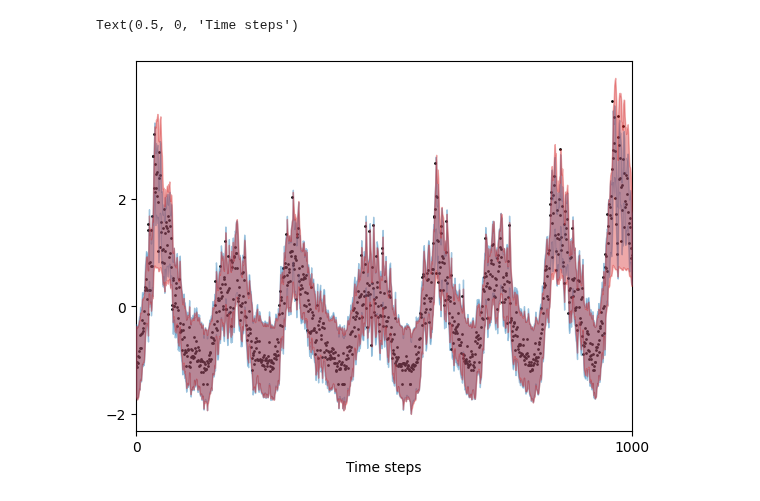
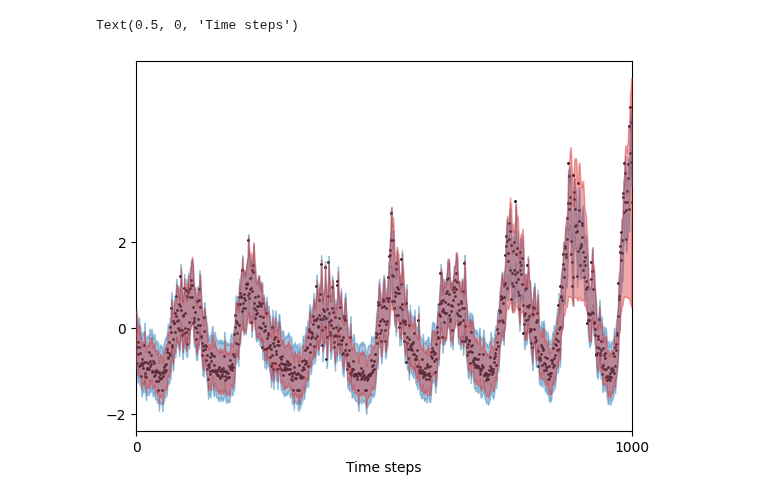
Before and after one commit to christiando/gaussian-toolbox, a Jupyter notebook: notebooks/heteroskedasticity/Fit Sunspots.ipynb, the cells around one changed output. Saved outputs shown, nothing was run; the diff lists cells and outputs as text; code cells hidden in the pictures.

```diff
--- a/notebooks/heteroskedasticity/Fit Sunspots.ipynb
+++ b/notebooks/heteroskedasticity/Fit Sunspots.ipynb
@@ -132,24 +189,26 @@ pred_lin = ssm_em_lin.compute_predictive_density(x_te)
 # %%
 pyplot.rcdefaults()
 mu_hsk, std_hsk = pred_hsk.mu, numpy.sqrt(pred_hsk.Sigma.diagonal(axis1=1, axis2=2))
 mu_lin, std_lin = pred_lin.mu, numpy.sqrt(pred_lin.Sigma.diagonal(axis1=1, axis2=2))
 
+
 fig = pyplot.figure()
+start_idx = 100
 for idx in range(1):
     ax = fig.add_subplot(1,1,idx+1)
-    pyplot.plot(x_te[10:1010,idx], 'k.', ms=2)
-    pyplot.fill_between(range(1000), mu_hsk[10:1010,idx] - 1.68 * std_hsk[10:1010,idx], mu_hsk[10:1010,idx] + 1.68 * std_hsk[10:1010,idx], color='C3', alpha=.4, zorder=9, label='heterosk.')
-    pyplot.fill_between(range(1000), mu_lin[10:1010,idx] - 1.68 * std_lin[10:1010,idx], mu_lin[10:1010,idx] + 1.68 * std_lin[10:1010,idx], color='C0', alpha=.4, zorder=7, label='homosk.')
+    pyplot.plot(x_te[start_idx:1000+ start_idx,idx], 'k.', ms=2)
+    pyplot.fill_between(range(1000), mu_hsk[start_idx:1000+ start_idx,idx] - 1.68 * std_hsk[start_idx:1000+ start_idx,idx], mu_hsk[start_idx:1000+ start_idx,idx] + 1.68 * std_hsk[start_idx:1000+ start_idx,idx], color='C3', alpha=.4, zorder=9, label='heterosk.')
+    pyplot.fill_between(range(1000), mu_lin[start_idx:1000+ start_idx,idx] - 1.68 * std_lin[start_idx:1000+ start_idx,idx], mu_lin[start_idx:1000+ start_idx,idx] + 1.68 * std_lin[start_idx:1000+ start_idx,idx], color='C0', alpha=.4, zorder=7, label='homosk.')
     pyplot.xlim([0,1000])
     pyplot.xticks([0,1000], labels=[])
     pyplot.yticks([-2,0,2])
     #pyplot.ylim([-3,3])
 pyplot.xticks([0,1000], labels=[0,1000])
 #pyplot.legend(frameon=False)
 idx = 2
 pyplot.xlabel('Time steps')
 #pyplot.plot(mu_hsk[:1000,idx], color='C0')
 #pyplot.plot(mu_hsk[:1000,idx], color='C3')
 # %% [output]
 Text(0.5, 0, 'Time steps')
-[figure, old version]
+[figure, new version]
```
Also changed, not shown: parts of 12 cells of this notebook, 5 other files.
